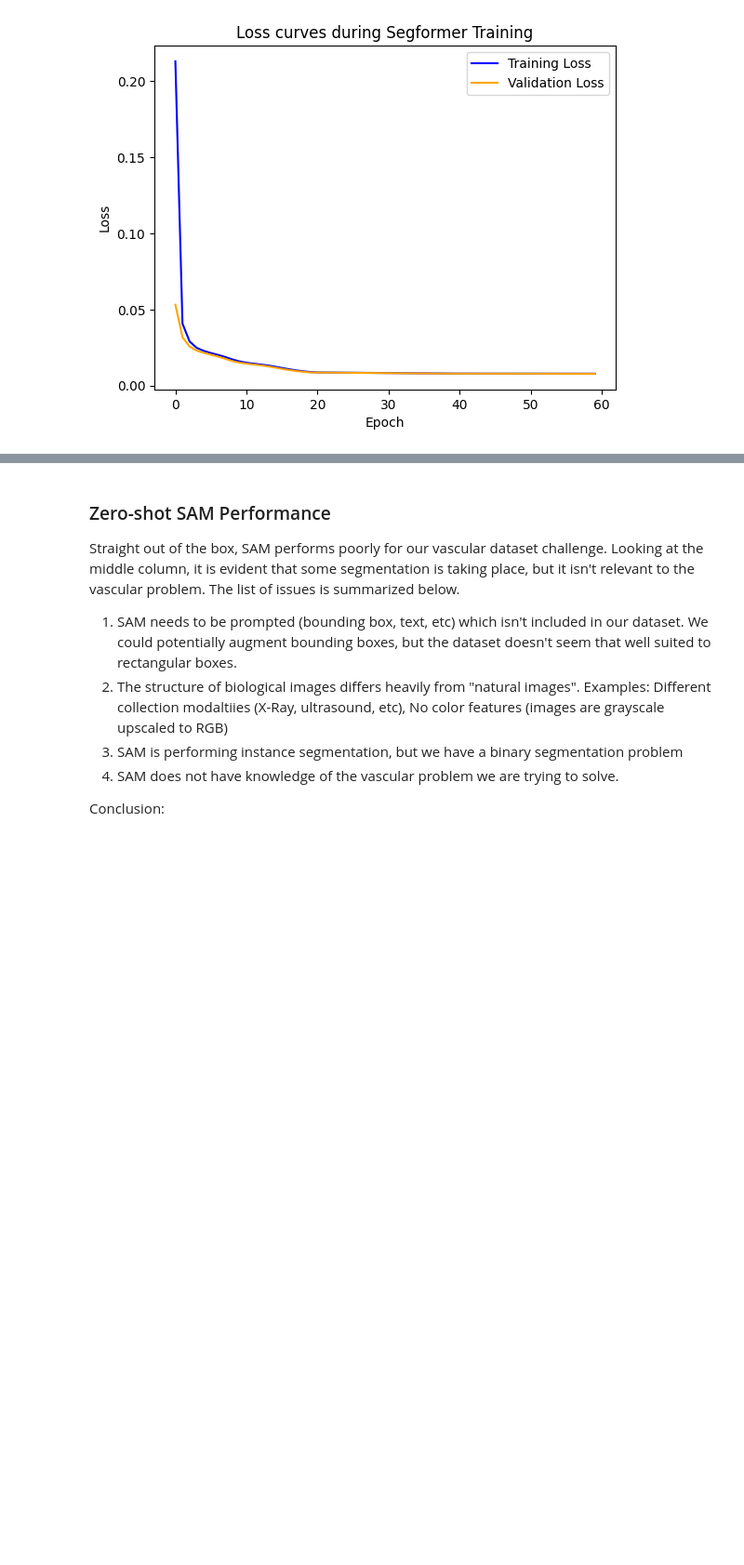
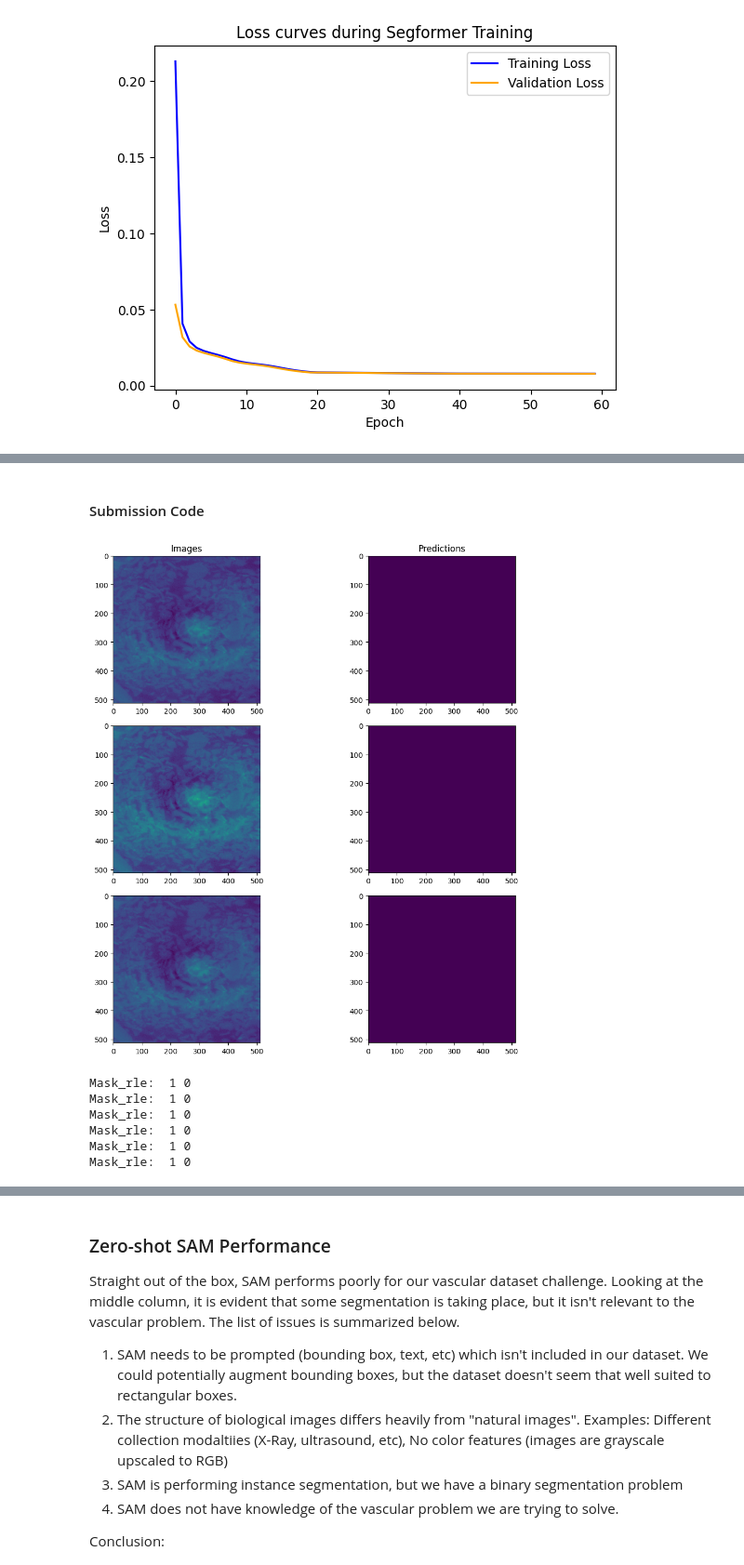
Before and after one commit to Akettle44/SenNetworks, a Jupyter notebook: transformers.ipynb, the cells around one changed output, grey strips where cells are left out. Shown at 93% size. Drawn from its saved outputs; the diff is of its cells as text; code cells hidden in the pictures; blank space fills up the shorter version.

```diff
--- a/transformers.ipynb
+++ b/transformers.ipynb
@@ -577 +616,69 @@ with torch.no_grad():
+# %% [markdown]
+#### Submission Code
+# %%
+# Test the trained segformer model
+
+with torch.no_grad():
+
+    model.eval()
+
+    segs = []
+    dices = []
+    images = []
+    masks = []
+
+    for i in range(0, 6):
+        image, _ = teds.__getitem__(i)
+        images.append(image)
+
+    for image in images:
+        image = image.to(device)
+
+        #image = torch.unsqueeze(image, 0)
+        outputs = model(pixel_values=image)
+        logits = outputs[0].cpu()
+
+        seg, _ = decodeSegformer(logits)
+
+        segs.append(seg)
+
+    # Convert images and labels back to device
+    images = [x.cpu().numpy() for x in images]
+
+    # Show examples
+    fig, ax = plt.subplots(3, 2, figsize = (10, 10))
+    fig.tight_layout() # Make plot look better
+
+    ax[0,0].set_title('Images')
+    ax[0,1].set_title('Predictions')
+
+    images = np.squeeze(images, 1)
+
+    # Images
+    ax[0,0].imshow(images[0][0])
+    ax[1,0].imshow(images[1][0])
+    ax[2,0].imshow(images[2][0])
+
+    # Predictions
+    ax[0,1].imshow(np.squeeze(segs[0]))
+    ax[1,1].imshow(np.squeeze(segs[1]))
+    ax[2,1].imshow(np.squeeze(segs[2]))
+
+    plt.show()
+
+    for r in segs:
+        seg = torch.squeeze(r).numpy()
+        mask_rle = rle_encode(seg)
+        if mask_rle == "":
+            mask_rle = "1 0"
+        print("Mask_rle: ", mask_rle)
+        dec = rle_decode(mask_rle, seg.shape)
+# %% [output]
+[figure, added]
+Mask_rle:  1 0
+Mask_rle:  1 0
+Mask_rle:  1 0
+Mask_rle:  1 0
+Mask_rle:  1 0
+Mask_rle:  1 0
 # %% [markdown]
```
Also changed, not shown: parts of 12 cells of this notebook.
